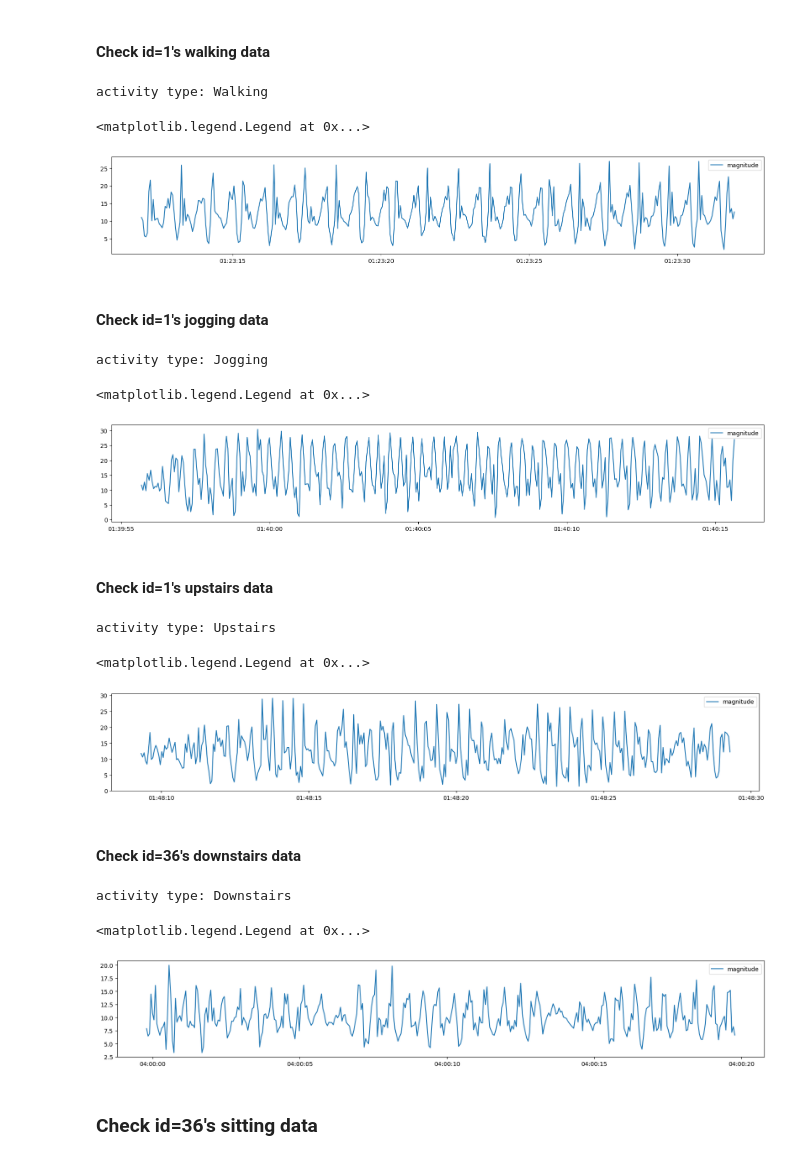
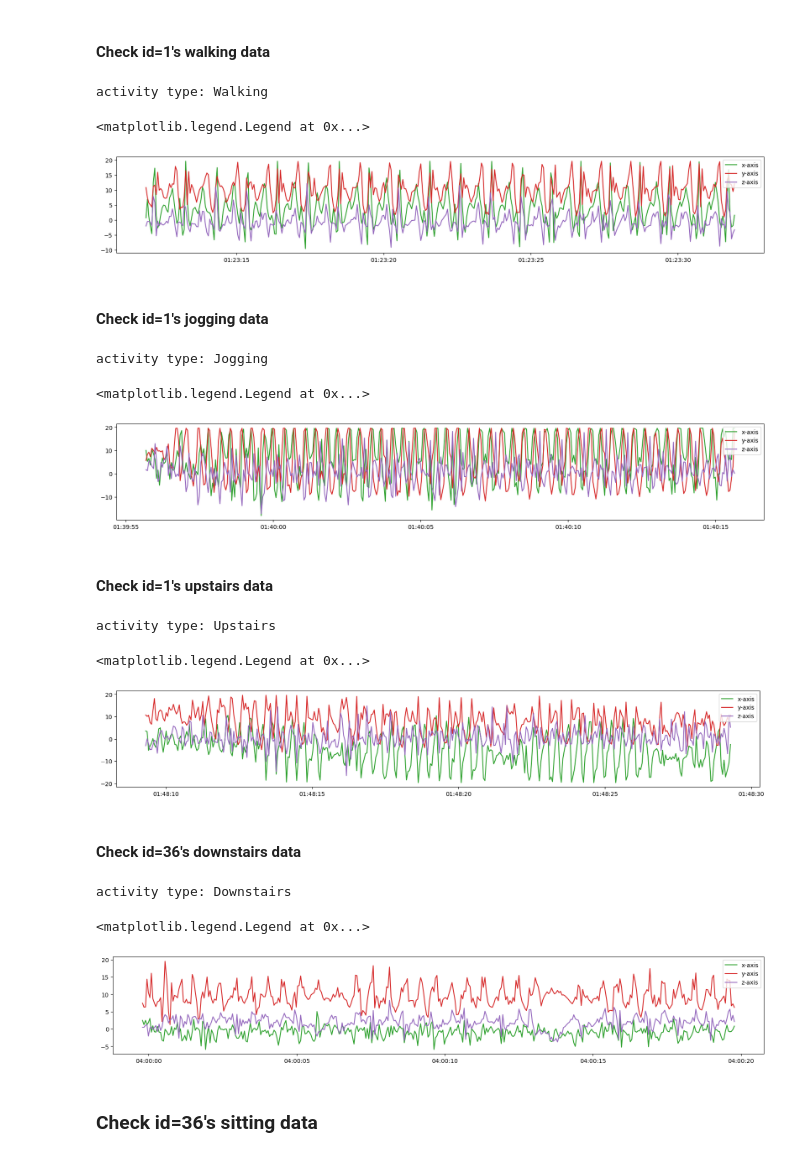
Before and after one commit to ynwtnb/HINF5300, a Jupyter notebook: assignment/activity_recognition/a2_activity_recognition_YunaWatanabe.ipynb, the cells around one changed output. Drawn from its saved outputs; the diff is of its cells as text; code cells hidden in the pictures.

```diff
--- a/assignment/activity_recognition/a2_activity_recognition_YunaWatanabe.ipynb
+++ b/assignment/activity_recognition/a2_activity_recognition_YunaWatanabe.ipynb
@@ -103,0 +89,4 @@ Dropped 0 records
+# %%
+# Drop entries with invalid timestamps
+data_df_valid = data_df[data_df['timestamp'] > 0]
+print(f'Dropped {len(data_df) - len(data_df_valid)} records')
@@ -175,30 +165,34 @@ fig, ax = plt.subplots(figsize=(20, 3))
 first_timestamp = df_user['timestamp'].iloc[0]
 end_timestamp = first_timestamp + np.timedelta64(20, 's')
 df_user = df_user[(df_user['timestamp'] >= first_timestamp) & (df_user['timestamp'] <= end_timestamp)]
-ax.plot(df_user['timestamp'], df_user['magnitude'], label='magnitude')
+ax.plot(df_user['timestamp'], df_user['x-acc'], label='x-axis', color='C2')
+ax.plot(df_user['timestamp'], df_user['y-acc'], label='y-axis', color='C3')
+ax.plot(df_user['timestamp'], df_user['z-acc'], label='z-axis', color='C4')
 ax.legend(loc = 'upper right')
 # %% [output]
 activity type: Walking
 <matplotlib.legend.Legend at 0x...>
-[figure, old version]
+[figure, new version]
 # %% [markdown]
 #### Check id=1's jogging data
 # %%
 id = 1
 segment = 5
 df_user = data_df_sorted.loc[(data_df_sorted['user'] == id) & (data_df_sorted['segment'] == segment)]
 activity = df_user['activity'].iloc[0]
 print(f'activity type: {activity}')
 fig, ax = plt.subplots(figsize=(20, 3))
 first_timestamp = df_user['timestamp'].iloc[0]
 end_timestamp = first_timestamp + np.timedelta64(20, 's')
 df_user = df_user[(df_user['timestamp'] >= first_timestamp) & (df_user['timestamp'] <= end_timestamp)]
-ax.plot(df_user['timestamp'], df_user['magnitude'], label='magnitude')
+ax.plot(df_user['timestamp'], df_user['x-acc'], label='x-axis', color='C2')
+ax.plot(df_user['timestamp'], df_user['y-acc'], label='y-axis', color='C3')
+ax.plot(df_user['timestamp'], df_user['z-acc'], label='z-axis', color='C4')
 ax.legend(loc = 'upper right')
 # %% [output]
 activity type: Jogging
 <matplotlib.legend.Legend at 0x...>
-[figure, old version]
+[figure, new version]
 # %% [markdown]
 #### Check id=1's upstairs data
 # %%
@@ -211,12 +205,14 @@ fig, ax = plt.subplots(figsize=(20, 3))
 first_timestamp = df_user['timestamp'].iloc[0]
 end_timestamp = first_timestamp + np.timedelta64(20, 's')
 df_user = df_user[(df_user['timestamp'] >= first_timestamp) & (df_user['timestamp'] <= end_timestamp)]
-ax.plot(df_user['timestamp'], df_user['magnitude'], label='magnitude')
+ax.plot(df_user['timestamp'], df_user['x-acc'], label='x-axis', color='C2')
+ax.plot(df_user['timestamp'], df_user['y-acc'], label='y-axis', color='C3')
+ax.plot(df_user['timestamp'], df_user['z-acc'], label='z-axis', color='C4')
 ax.legend(loc = 'upper right')
 # %% [output]
 activity type: Upstairs
 <matplotlib.legend.Legend at 0x...>
-[figure, old version]
+[figure, new version]
 # %% [markdown]
 #### Check id=36's downstairs data
 # %%
@@ -229,12 +225,14 @@ fig, ax = plt.subplots(figsize=(20, 3))
 first_timestamp = df_user['timestamp'].iloc[0]
 end_timestamp = first_timestamp + np.timedelta64(20, 's')
 df_user = df_user[(df_user['timestamp'] >= first_timestamp) & (df_user['timestamp'] <= end_timestamp)]
-ax.plot(df_user['timestamp'], df_user['magnitude'], label='magnitude')
+ax.plot(df_user['timestamp'], df_user['x-acc'], label='x-axis', color='C2')
+ax.plot(df_user['timestamp'], df_user['y-acc'], label='y-axis', color='C3')
+ax.plot(df_user['timestamp'], df_user['z-acc'], label='z-axis', color='C4')
 ax.legend(loc = 'upper right')
 # %% [output]
 activity type: Downstairs
 <matplotlib.legend.Legend at 0x...>
-[figure, old version]
+[figure, new version]
 # %% [markdown]
 ### Check id=36's sitting data
 # %%
```
Also changed, not shown: parts of 37 cells of this notebook, 1 other file.
